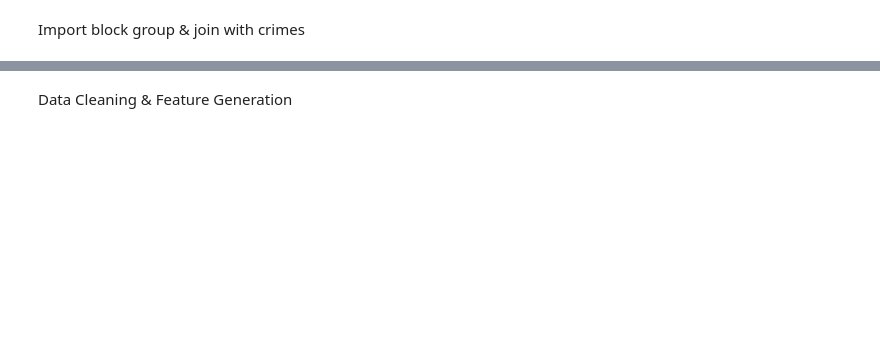
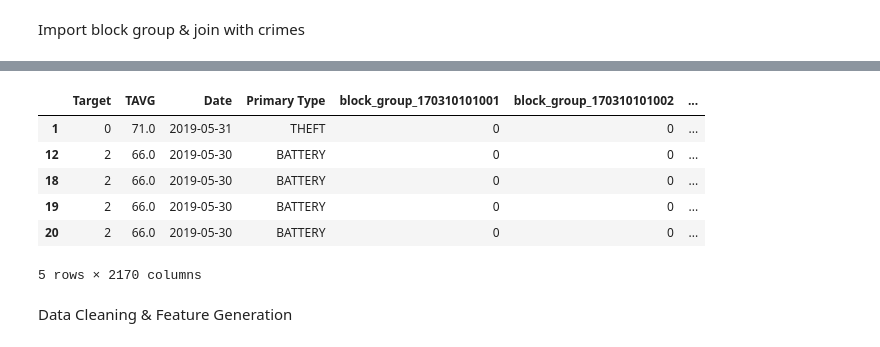
Before and after one commit to aws-samples/amazon-sagemaker-architecting-for-ml, a Jupyter notebook: predicting_crime.ipynb, the cells around one changed output, grey strips where cells are left out. Drawn from its saved outputs; the diff is of its cells as text; code cells hidden in the pictures; blank space fills up the shorter version.

```diff
--- a/predicting_crime.ipynb
+++ b/predicting_crime.ipynb
@@ -59,0 +134,2 @@ combined.head()
+# %%
+df = main(dataframe)
@@ -59,0 +142,25 @@ combined.head()
+# %%
+def limit_blocks_by_count(df):
+
+    blocks = {}
+    for idx, row in df.iterrows():
+        b = row["block_group"]
+        if b not in blocks:
+            blocks[b] = 1
+        else:
+            blocks[b] += 1
+
+    keepers = {}
+    for k, v in blocks.items():
+        if v > 10:
+            keepers[k] = v
+
+    return keepers
+
+b = limit_blocks_by_count(df)
+# %%
+blocks = list(b.keys())
+
+limited_by_blocks = df[ df["block_group"].isin(blocks)]
+# %%
+binary = pd.get_dummies(limited_by_blocks, columns=["block_group"])
@@ -59,0 +176,10 @@ combined.head()
+# %%
+binary.head()
+# %% [output]
+|  | Target | TAVG | Date | Primary Type | block_group_170310101001 | block_group_170310101002 | ... |
+| 1 | 0 | 71.0 | 2019-05-31 | THEFT | 0 | 0 | ... |
+| 12 | 2 | 66.0 | 2019-05-30 | BATTERY | 0 | 0 | ... |
+| 18 | 2 | 66.0 | 2019-05-30 | BATTERY | 0 | 0 | ... |
+| 19 | 2 | 66.0 | 2019-05-30 | BATTERY | 0 | 0 | ... |
+| 20 | 2 | 66.0 | 2019-05-30 | BATTERY | 0 | 0 | ... |
+5 rows × 2170 columns
```
Also changed, not shown: parts of 22 cells of this notebook.
